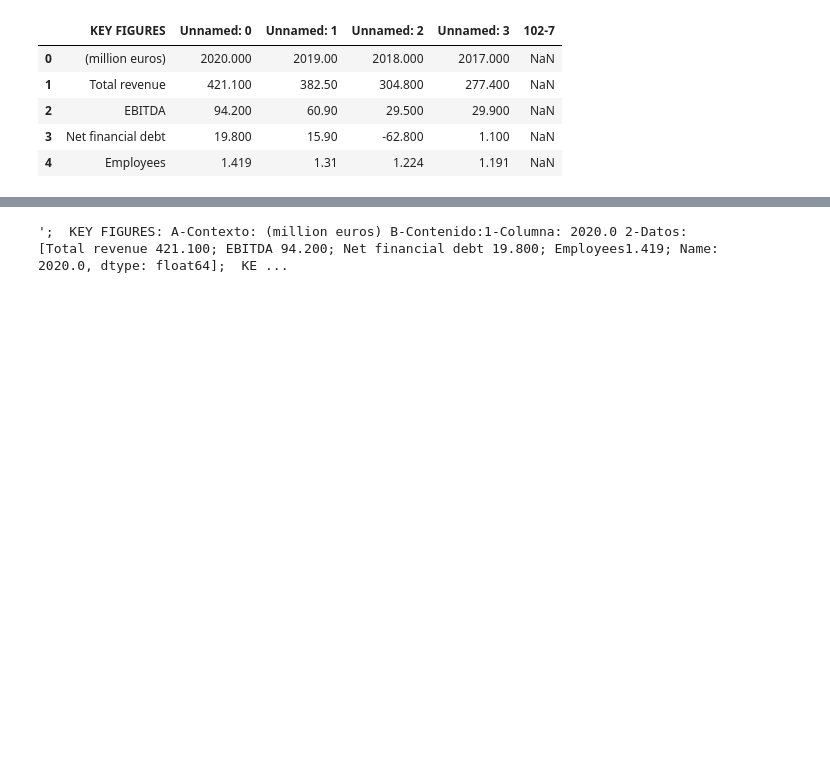
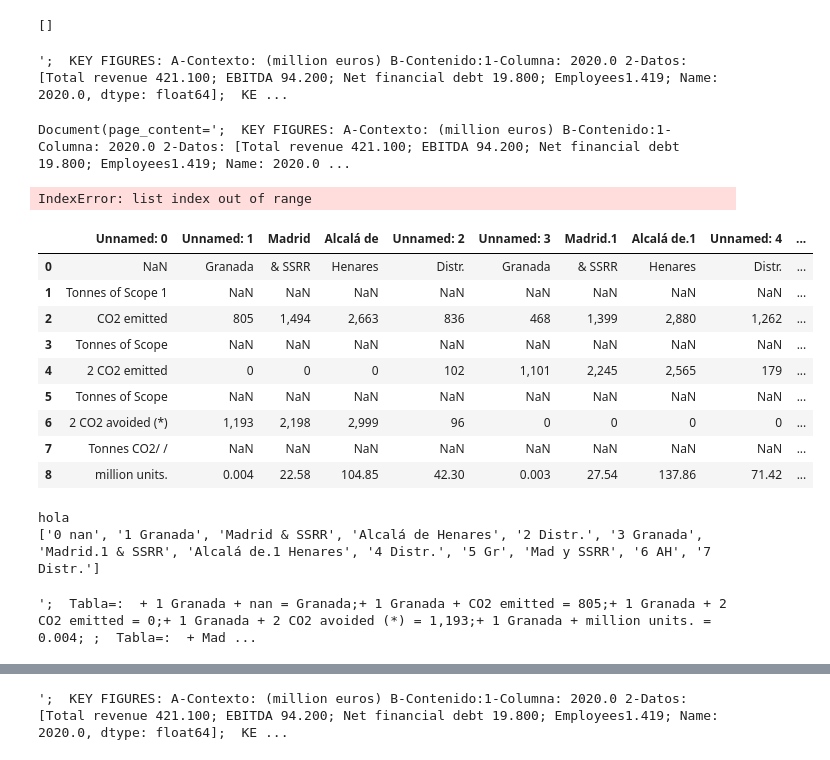
Before and after one commit to GuilleFaji/pfd_chat_gpt, a Jupyter notebook: test.ipynb, the cells around one changed output, grey strips where cells are left out. Drawn from its saved outputs; the diff is of its cells as text; code cells hidden in the pictures; blank space fills up the shorter version.

Commit message:
mejora traduccion tablas y langchain

```diff
--- a/test.ipynb
+++ b/test.ipynb
@@ -61,10 +234,42 @@ import tabula
+# %%
+tabula.read_pdf('./data/rovi-sostenibilidad-2020.pdf', pages=count)
+# %% [output]
+[]
+# %%
+test
+# %% [output]
+';  KEY FIGURES: A-Contexto: (million euros) B-Contenido:1-Columna: 2020.0 2-Datos: [Total revenue 421.100; EBITDA 94.200; Net financial debt 19.800; Employees1.419; Name: 2020.0, dtype: float64];  KE ...
+# %%
+import langchain
+langchain.docstore.document.Document(page_content = test)
+# %% [output]
+Document(page_content=';  KEY FIGURES: A-Contexto: (million euros) B-Contenido:1-Columna: 2020.0 2-Datos: [Total revenue 421.100; EBITDA 94.200; Net financial debt 19.800; Employees1.419; Name: 2020.0 ...
+# %%
+tabula.read_pdf('./data/rovi-sostenibilidad-2020.pdf', pages=1)[0]
+# %% [output]
+IndexError: list index out of range
 # %%
-tabla_ej = tabula.read_pdf('./data/rovi-sostenibilidad-2020.pdf', pages=14)[0]
+tabla_ej = tabula.read_pdf('./data/rovi-sostenibilidad-2020.pdf', pages=91)[0]
 tabla_ej
 # %% [output]
-|  | KEY FIGURES | Unnamed: 0 | Unnamed: 1 | Unnamed: 2 | Unnamed: 3 | 102-7 |
-| 0 | (million euros) | 2020.000 | 2019.00 | 2018.000 | 2017.000 | NaN |
-| 1 | Total revenue | 421.100 | 382.50 | 304.800 | 277.400 | NaN |
-| 2 | EBITDA | 94.200 | 60.90 | 29.500 | 29.900 | NaN |
-| 3 | Net financial debt | 19.800 | 15.90 | -62.800 | 1.100 | NaN |
-| 4 | Employees | 1.419 | 1.31 | 1.224 | 1.191 | NaN |
+|  | Unnamed: 0 | Unnamed: 1 | Madrid | Alcalá de | Unnamed: 2 | Unnamed: 3 | Madrid.1 | Alcalá de.1 | Unnamed: 4 | ... |
+| 0 | NaN | Granada | & SSRR | Henares | Distr. | Granada | & SSRR | Henares | Distr. | ... |
+| 1 | Tonnes of Scope 1 | NaN | NaN | NaN | NaN | NaN | NaN | NaN | NaN | ... |
+| 2 | CO2 emitted | 805 | 1,494 | 2,663 | 836 | 468 | 1,399 | 2,880 | 1,262 | ... |
+| 3 | Tonnes of Scope | NaN | NaN | NaN | NaN | NaN | NaN | NaN | NaN | ... |
+| 4 | 2 CO2 emitted | 0 | 0 | 0 | 102 | 1,101 | 2,245 | 2,565 | 179 | ... |
+| 5 | Tonnes of Scope | NaN | NaN | NaN | NaN | NaN | NaN | NaN | NaN | ... |
+| 6 | 2 CO2 avoided (*) | 1,193 | 2,198 | 2,999 | 96 | 0 | 0 | 0 | 0 | ... |
+| 7 | Tonnes CO2/ / | NaN | NaN | NaN | NaN | NaN | NaN | NaN | NaN | ... |
+| 8 | million units. | 0.004 | 22.58 | 104.85 | 42.30 | 0.003 | 27.54 | 137.86 | 71.42 | ... |
+# %%
+# Si las columnas tienen muchos 'Unnamed' suele ser porque hay
+# varias líneas de texto. En ese caso, las juntamos en una sola:
+if sum(['Unnamed' in i for i in tabla_ej.columns]) > 2:
+    print('hola')
+    nueva_columna = [f'{tabla_ej.columns[i]} {tabla_ej.iloc[0,i]}' for i in range(len(tabla_ej.columns))]
+    nueva_columna = [i.replace('Unnamed: ','') for i in nueva_columna]
+    print(nueva_columna)
+# %% [output]
+hola
+['0 nan', '1 Granada', 'Madrid & SSRR', 'Alcalá de Henares', '2 Distr.', '3 Granada', 'Madrid.1 & SSRR', 'Alcalá de.1 Henares', '4 Distr.', '5 Gr', 'Mad y SSRR', '6 AH', '7 Distr.']
@@ -71 +360,5 @@ tabla_ej
+# %%
+tabla_a_texto(tabla_ej)
+# %% [output]
+';  Tabla=:  + 1 Granada + nan = Granada;+ 1 Granada + CO2 emitted = 805;+ 1 Granada + 2 CO2 emitted = 0;+ 1 Granada + 2 CO2 avoided (*) = 1,193;+ 1 Granada + million units. = 0.004; ;  Tabla=:  + Mad ...
 # %%
```
Also changed, not shown: parts of 29 cells of this notebook, 2 other files.
